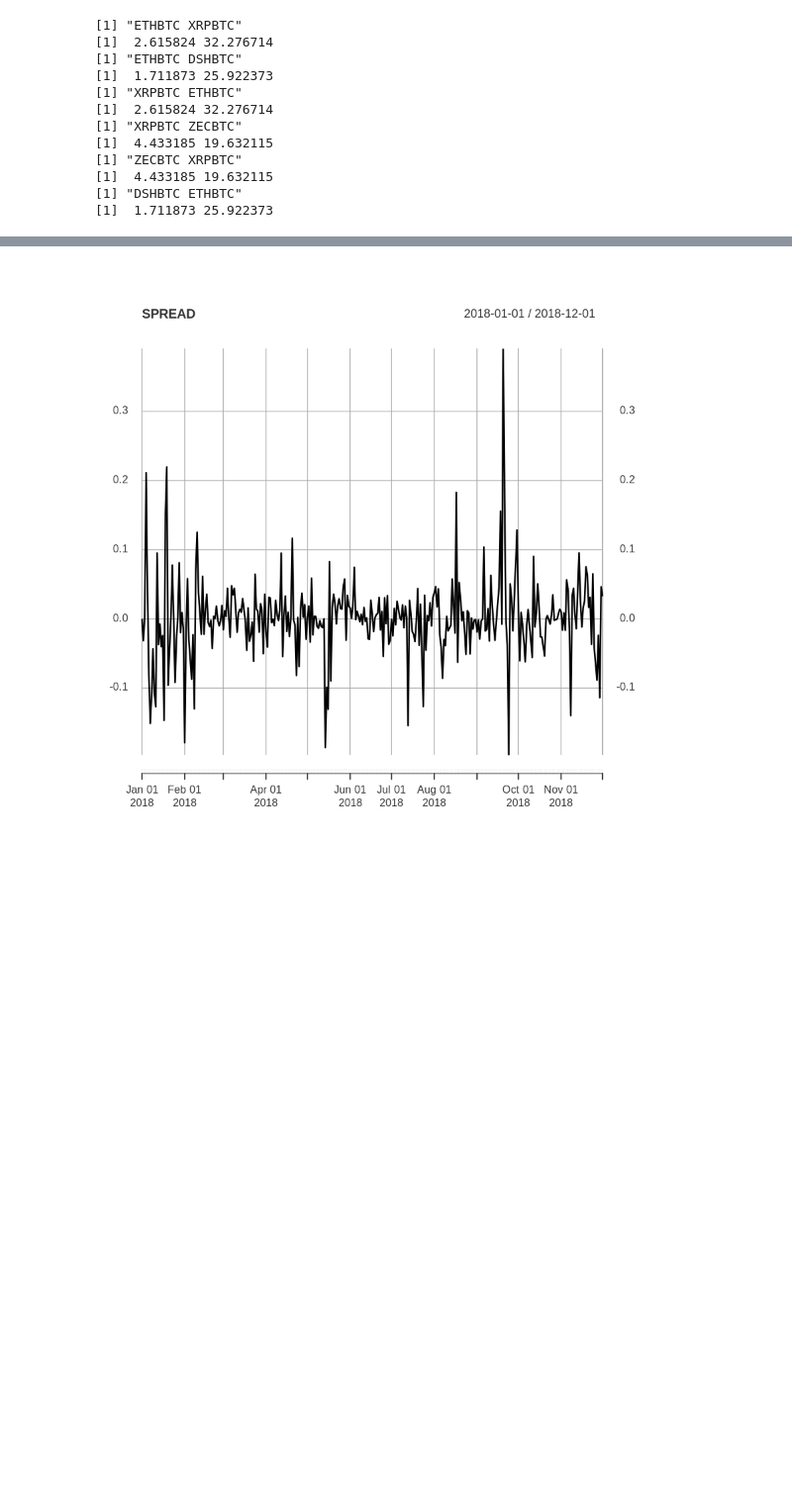
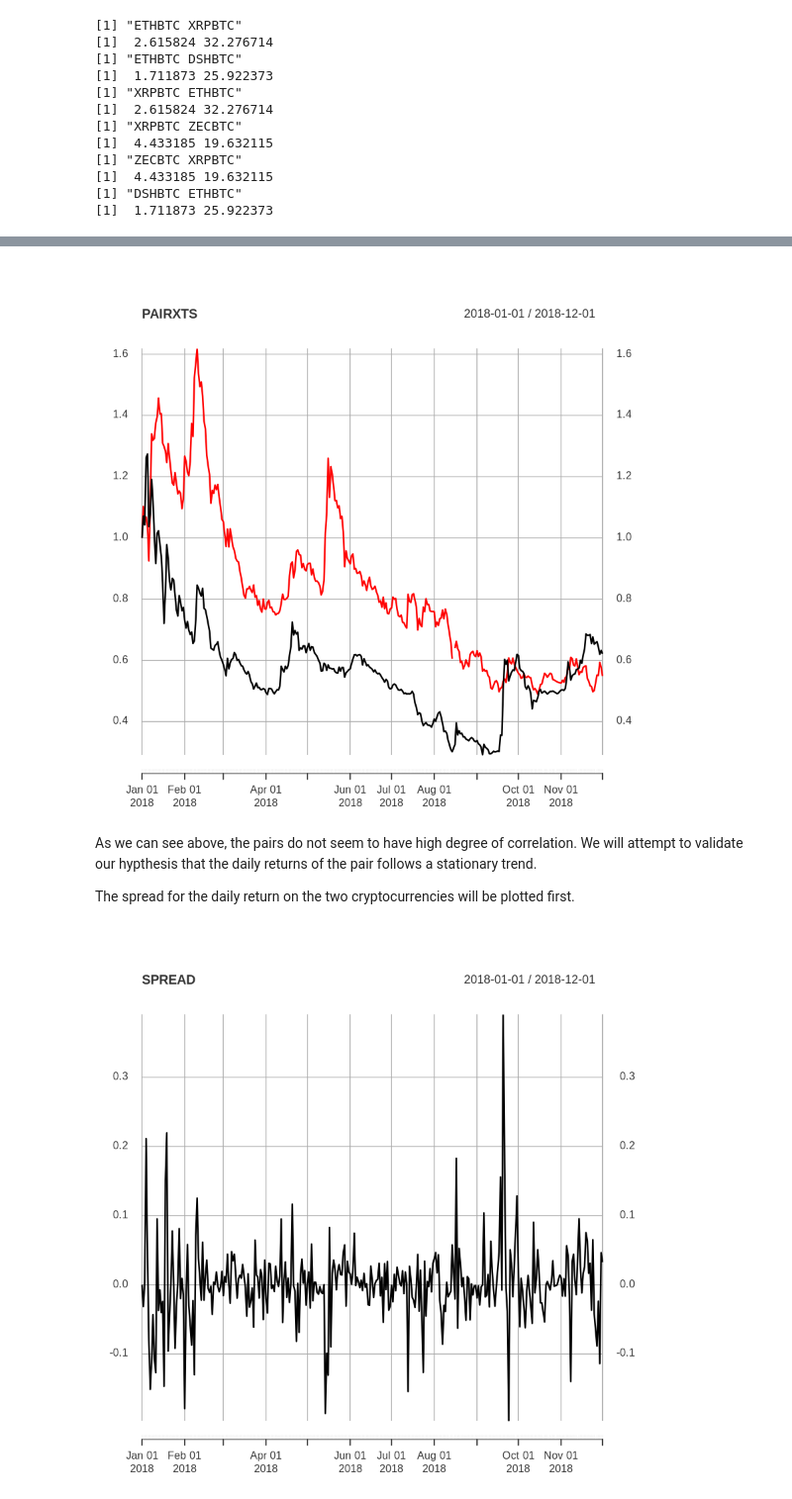
Before and after one commit to yehjxraymond/wqu_econometrics_group_proj, a Jupyter notebook: submission3/Algorithmic Trading.ipynb, the cells around one changed output, grey strips where cells are left out. Shown at 99% size. Cells and saved outputs as stored; diff of their text form; code cells hidden in the pictures; blank space fills up the shorter version.

Commit message:
Added explanations and figure

```diff
--- a/submission3/Untitled.ipynb
+++ b/submission3/Algorithmic Trading.ipynb
@@ -21,7 +62,7 @@ pairs = c(
 startDate = "2018-01-01"
 endDate = "2018-12-01"
 # %%
-pairsDataList = list()
+# Create a list of data in the xts format
 pairsDataListXts = list()
 
 for(i in 1:length(pairs)){
@@ -30,6 +71,5 @@ for(i in 1:length(pairs)){
     pairData = Quandl(bifinexPair, start_date=startDate, end_date=endDate)
     assign(pair, pairData)
     pairDataXts = as.xts(pairData, order.by = pairData$Date, x=pairData$Last)
-    pairsDataList[[i]] = pairData
     pairsDataListXts[[i]] = pairDataXts
 }
@@ -90 +150,14 @@ for(i1 in 1:length(pairsDataListXts)){
+# %%
+# Plot the nomalised price movement for both XRP and ZEC
+XRPBTCXTS = pairsDataListXts[[3]]/pairsDataListXts[[3]][[1]]
+ZECBTCXTS = pairsDataListXts[[5]]/pairsDataListXts[[5]][[1]]
+PAIRXTS = merge(XRPBTCXTS, ZECBTCXTS, join = "left")
+names(PAIRXTS) = c("XRPBTC", "ZECBTC")
+plot(PAIRXTS)
+# %% [output]
+[figure, added]
+# %% [markdown]
+As we can see above, the pairs do not seem to have high degree of correlation. We will attempt to validate our hypthesis that the daily returns of the pair follows a stationary trend.
+
+The spread for the daily return on the two cryptocurrencies will be plotted first.
 # %%
```
Also changed, not shown: parts of 41 cells of this notebook, 12 other files.
